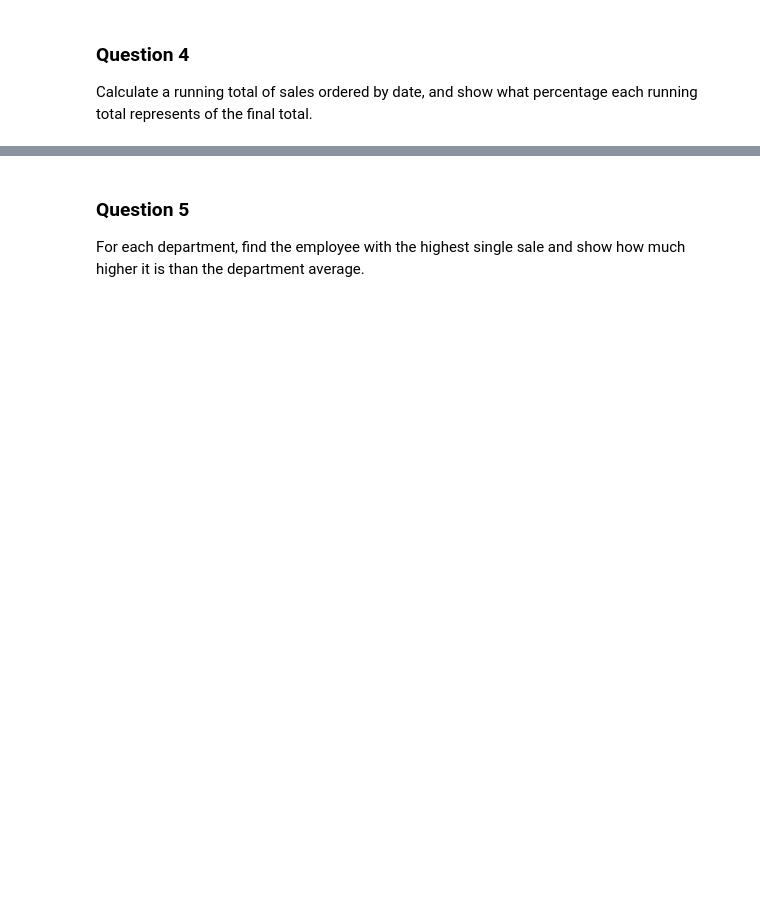
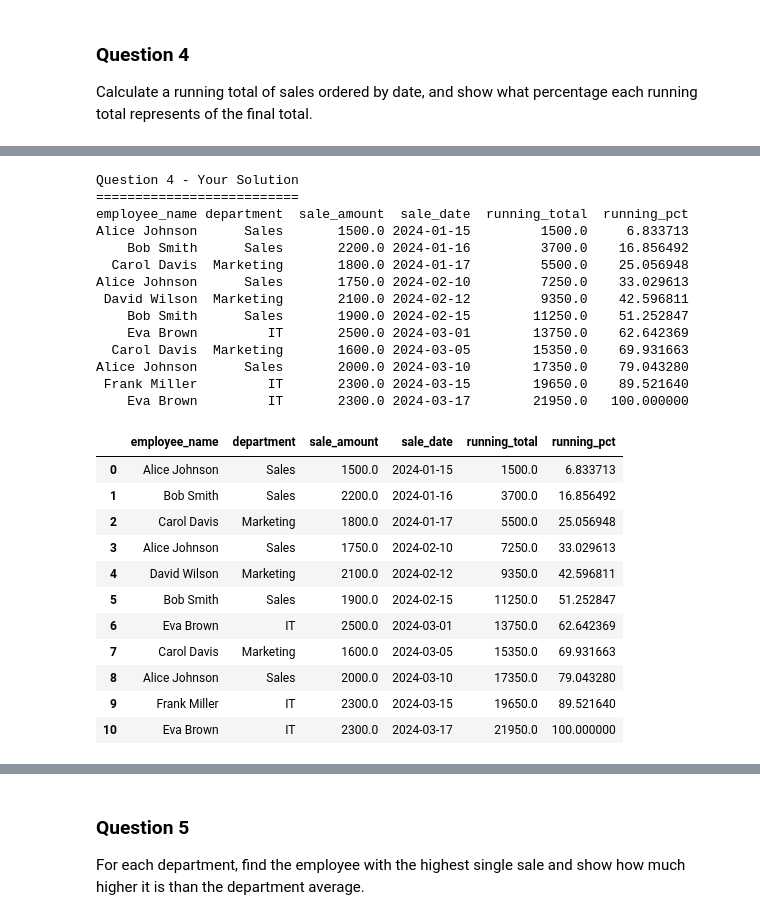
Before and after one commit to brett-van-tussler/brett-van-tussler.github.io, a Jupyter notebook: docs/applied_concepts/general_computer_science/sql_window_functions.ipynb, the cells around one changed output, grey strips where cells are left out. Drawn from its saved outputs; the diff is of its cells as text; code cells hidden in the pictures; blank space fills up the shorter version.

```diff
--- a/docs/applied_concepts/general_computer_science/sql_window_functions.ipynb
+++ b/docs/applied_concepts/general_computer_science/sql_window_functions.ipynb
@@ -535,0 +1045,37 @@ Calculate a running total of sales ordered by date, and show what percentage eac
+# %%
+# Try your solution here!
+
+query = """
+SELECT employee_name, department, sale_amount, sale_date,
+SUM(sale_amount) over (order by sale_date ASC ROWS UNBOUNDED PRECEDING) as running_total,
+100 * SUM(sale_amount) over (order by sale_date ASC ROWS UNBOUNDED PRECEDING) / SUM(sale_amount) OVER () as running_pct from sales
+"""
+
+run_sql(query, "Question 4 - Your Solution")
+# %% [output]
+Question 4 - Your Solution
+==========================
+employee_name department  sale_amount  sale_date  running_total  running_pct
+Alice Johnson      Sales       1500.0 2024-01-15         1500.0     6.833713
+    Bob Smith      Sales       2200.0 2024-01-16         3700.0    16.856492
+  Carol Davis  Marketing       1800.0 2024-01-17         5500.0    25.056948
+Alice Johnson      Sales       1750.0 2024-02-10         7250.0    33.029613
+ David Wilson  Marketing       2100.0 2024-02-12         9350.0    42.596811
+    Bob Smith      Sales       1900.0 2024-02-15        11250.0    51.252847
+    Eva Brown         IT       2500.0 2024-03-01        13750.0    62.642369
+  Carol Davis  Marketing       1600.0 2024-03-05        15350.0    69.931663
+Alice Johnson      Sales       2000.0 2024-03-10        17350.0    79.043280
+ Frank Miller         IT       2300.0 2024-03-15        19650.0    89.521640
+    Eva Brown         IT       2300.0 2024-03-17        21950.0   100.000000
+|  | employee_name | department | sale_amount | sale_date | running_total | running_pct |
+| 0 | Alice Johnson | Sales | 1500.0 | 2024-01-15 | 1500.0 | 6.833713 |
+| 1 | Bob Smith | Sales | 2200.0 | 2024-01-16 | 3700.0 | 16.856492 |
+| 2 | Carol Davis | Marketing | 1800.0 | 2024-01-17 | 5500.0 | 25.056948 |
+| 3 | Alice Johnson | Sales | 1750.0 | 2024-02-10 | 7250.0 | 33.029613 |
+| 4 | David Wilson | Marketing | 2100.0 | 2024-02-12 | 9350.0 | 42.596811 |
+| 5 | Bob Smith | Sales | 1900.0 | 2024-02-15 | 11250.0 | 51.252847 |
+| 6 | Eva Brown | IT | 2500.0 | 2024-03-01 | 13750.0 | 62.642369 |
+| 7 | Carol Davis | Marketing | 1600.0 | 2024-03-05 | 15350.0 | 69.931663 |
+| 8 | Alice Johnson | Sales | 2000.0 | 2024-03-10 | 17350.0 | 79.043280 |
+| 9 | Frank Miller | IT | 2300.0 | 2024-03-15 | 19650.0 | 89.521640 |
+| 10 | Eva Brown | IT | 2300.0 | 2024-03-17 | 21950.0 | 100.000000 |
```
Also changed, not shown: parts of 42 cells of this notebook.
